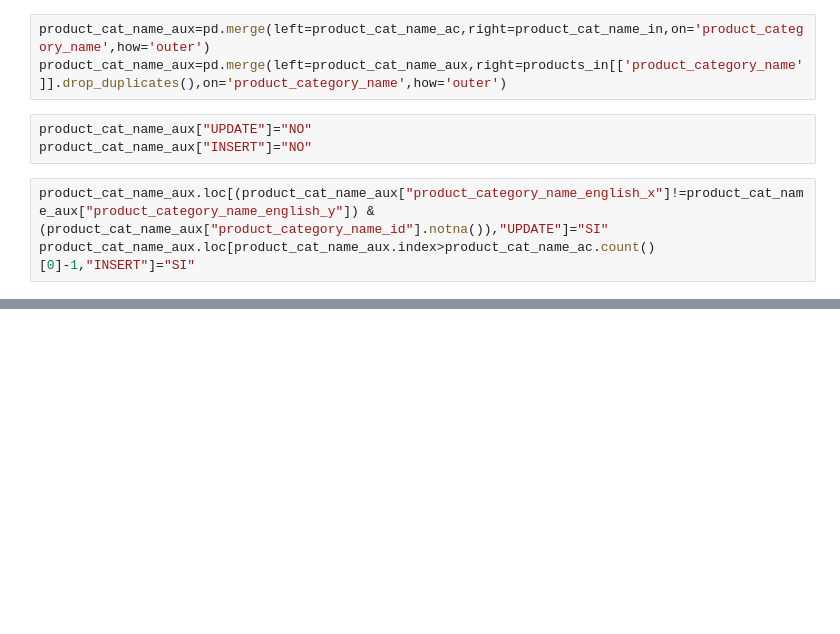
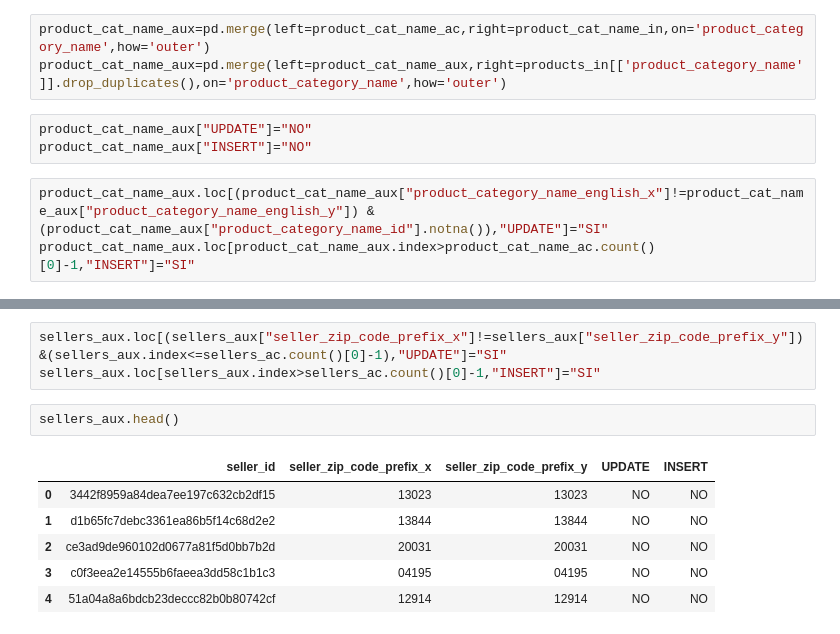
Before and after one commit to MelinaRG/Proyecto-Final-DATA, a Jupyter notebook: Incremental testing.ipynb, the cells around one changed output, grey strips where cells are left out. Drawn from its saved outputs; the diff is of its cells as text; blank space fills up the shorter version.

```diff
--- a/Incremental testing.ipynb
+++ b/Incremental testing.ipynb
@@ -311,0 +376,12 @@ for i in insertindex:
+# %%
+sellers_aux.loc[(sellers_aux["seller_zip_code_prefix_x"]!=sellers_aux["seller_zip_code_prefix_y"]) &(sellers_aux.index<=sellers_ac.count()[0]-1),"UPDATE"]="SI"
+sellers_aux.loc[sellers_aux.index>sellers_ac.count()[0]-1,"INSERT"]="SI"
+# %%
+sellers_aux.head()
+# %% [output]
+|  | seller_id | seller_zip_code_prefix_x | seller_zip_code_prefix_y | UPDATE | INSERT |
+| 0 | 3442f8959a84dea7ee197c632cb2df15 | 13023 | 13023 | NO | NO |
+| 1 | d1b65fc7debc3361ea86b5f14c68d2e2 | 13844 | 13844 | NO | NO |
+| 2 | ce3ad9de960102d0677a81f5d0bb7b2d | 20031 | 20031 | NO | NO |
+| 3 | c0f3eea2e14555b6faeea3dd58c1b1c3 | 04195 | 04195 | NO | NO |
+| 4 | 51a04a8a6bdcb23deccc82b0b80742cf | 12914 | 12914 | NO | NO |
```
Also changed, not shown: parts of 25 cells of this notebook, 2 other files.
